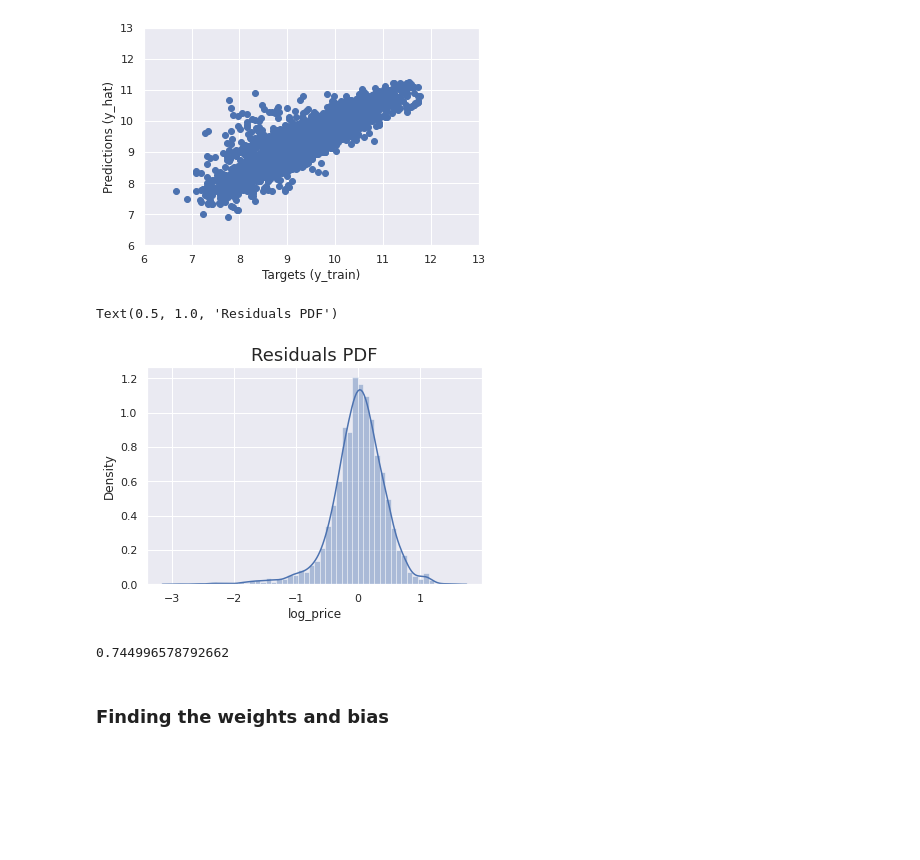
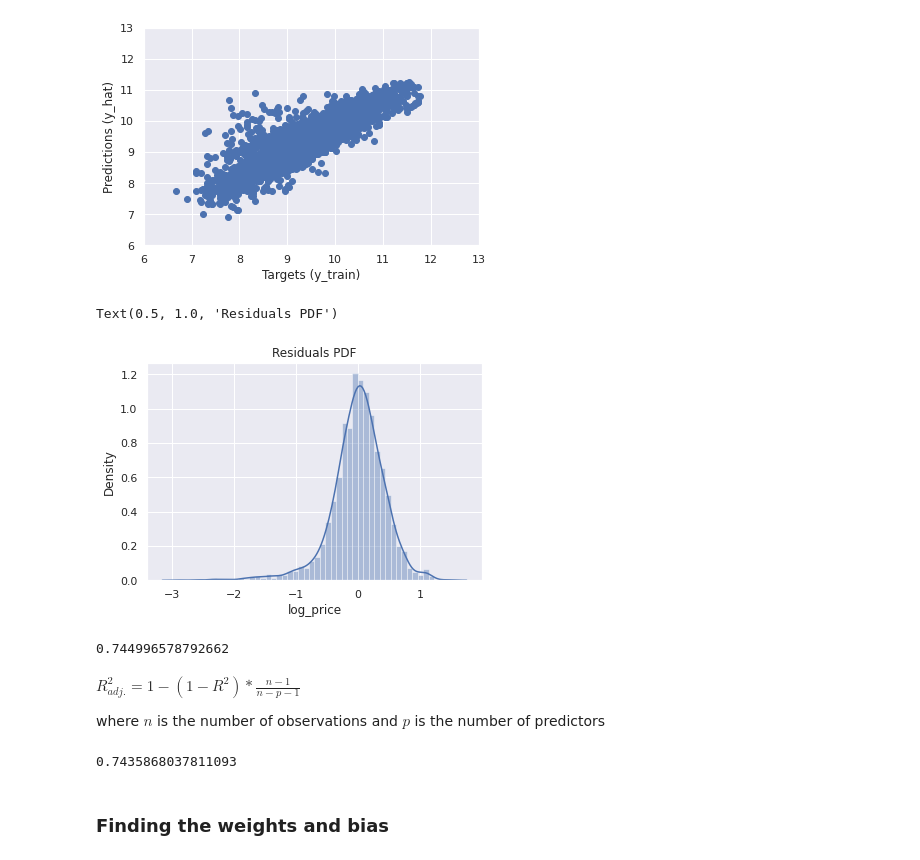
Before and after one commit to MarcoCalbucci/DataAnalytics, a Jupyter notebook: PredictiveModeling/Regression/Exercises/CarSales/car_sales.ipynb, the cells around one changed output. Drawn from its saved outputs; the diff is of its cells as text; code cells hidden in the pictures; blank space fills up the shorter version.

```diff
--- a/PredictiveModeling/Regression/Exercises/CarSales/car_sales.ipynb
+++ b/PredictiveModeling/Regression/Exercises/CarSales/car_sales.ipynb
@@ -523,19 +523,18 @@ plt.show()
 # %%
 # Another useful check of our model is a residual plot
 # We can plot the PDF of the residuals and check for anomalies
 sns.distplot(y_train - y_hat)
 
 # Include a title
-plt.title("Residuals PDF", size=18)
+plt.title("Residuals PDF")
 
 # In the best case scenario this plot should be normally distributed
 # In our case we notice that there are many negative residuals (far away from the mean)
 # Given the definition of the residuals (y_train - y_hat), negative values imply
 # that y_hat (predictions) are much higher than y_train (the targets)
-# This is food for thought to improve our model
 # %% [output]
 Text(0.5, 1.0, 'Residuals PDF')
-[figure, old version]
+[figure, new version]
 # %%
 # Find the R-squared of the model
 reg.score(x_train, y_train)
@@ -544,6 +543,16 @@ reg.score(x_train, y_train)
 # in other words... find the Adjusted R-squared to have the appropriate measure :)
 # %% [output]
 0.744996578792662
+# %% [markdown]
+$R^{2}_{adj.} = 1-(1-R^{2})*\frac{n-1}{n-p-1}$
+
+where $n$ is the number of observations
+and $p$ is the number of predictors
+# %%
+# Adjusted R-squared
+1-(1-reg.score(x_train, y_train))*(len(x_train)-1)/(len(x_train)-len(X[0])-1)
+# %% [output]
+0.7435868037811093
 # %% [markdown]
 ### Finding the weights and bias
 # %%
```
Also changed, not shown: parts of 2 cells of this notebook.
